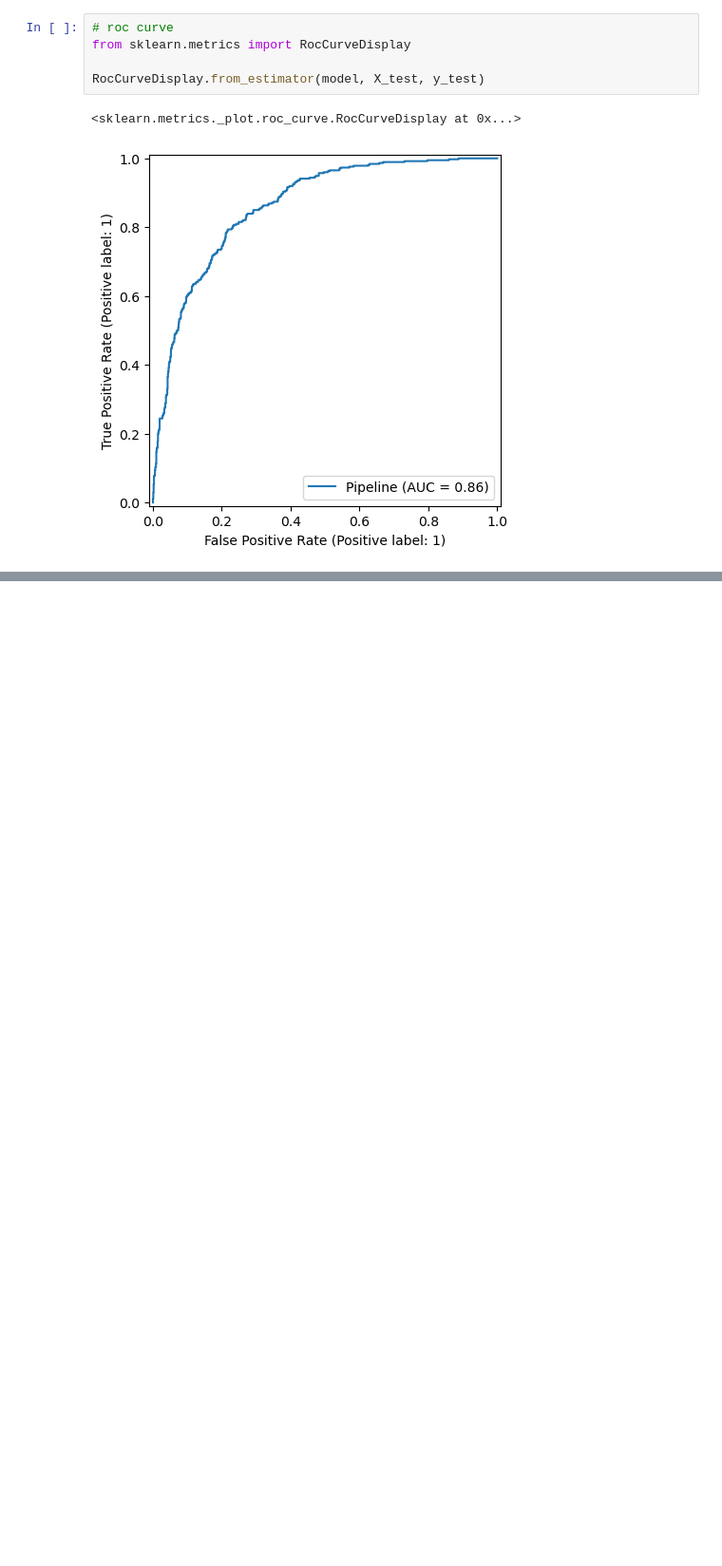
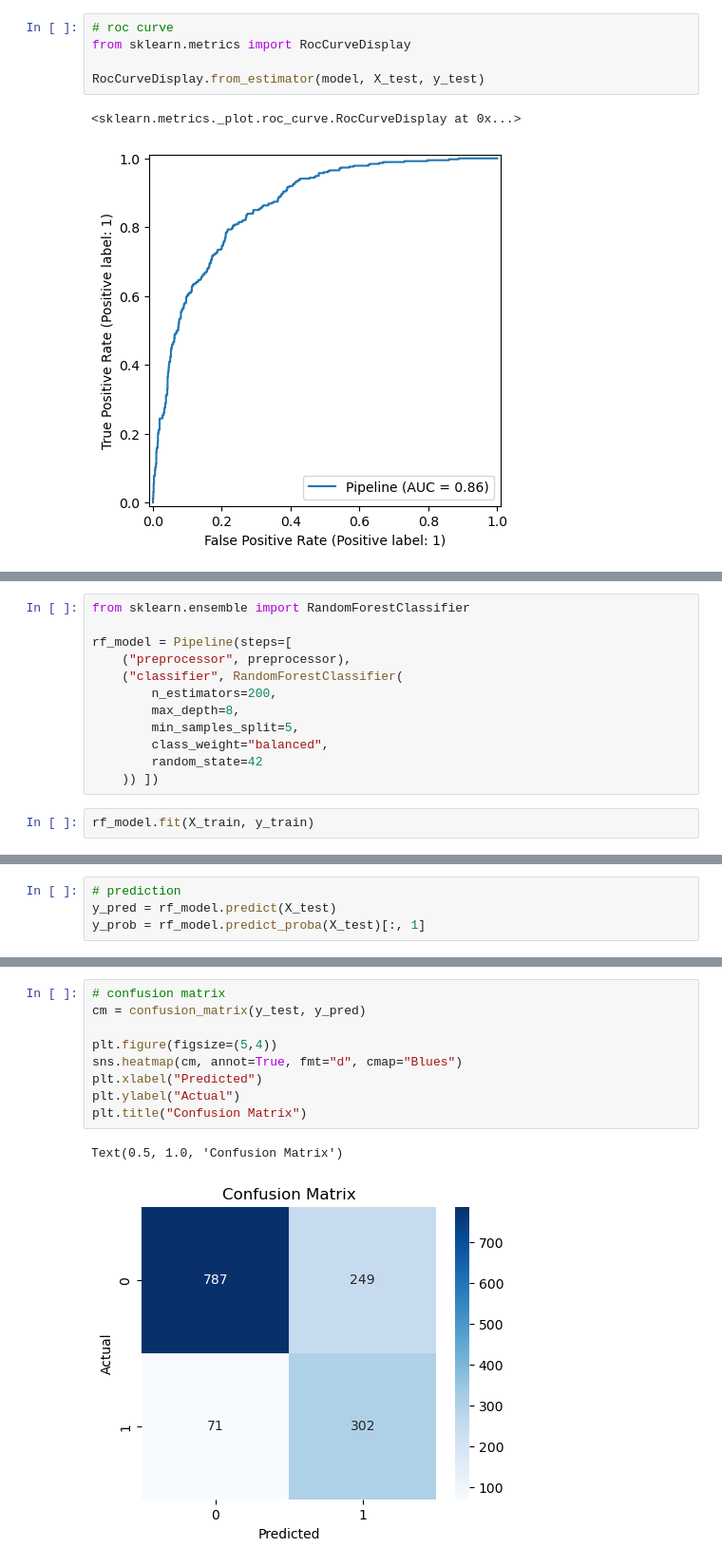
Before and after one commit to sarvesh0427/customer-churn-prediction, a Jupyter notebook: notebook/2_Data_cleaning_and_preprocessing.ipynb, the cells around one changed output, grey strips where cells are left out. Shown at 95% size. Saved outputs shown, nothing was run; the diff lists cells and outputs as text; blank space fills up the shorter version.

Commit message:
Model training completed

```diff
--- a/notebook/2_Data_cleaning_and_preprocessing.ipynb
+++ b/notebook/2_Data_cleaning_and_preprocessing.ipynb
@@ -220,0 +224,14 @@ RocCurveDisplay.from_estimator(model, X_test, y_test)
+# %%
+from sklearn.ensemble import RandomForestClassifier
+
+rf_model = Pipeline(steps=[
+    ("preprocessor", preprocessor),
+    ("classifier", RandomForestClassifier(
+        n_estimators=200,
+        max_depth=8,
+        min_samples_split=5,
+        class_weight="balanced",
+        random_state=42
+    )) ])
+# %%
+rf_model.fit(X_train, y_train)
@@ -220,0 +256,4 @@ RocCurveDisplay.from_estimator(model, X_test, y_test)
+# %%
+# prediction
+y_pred = rf_model.predict(X_test)
+y_prob = rf_model.predict_proba(X_test)[:, 1]
@@ -220,0 +274,12 @@ RocCurveDisplay.from_estimator(model, X_test, y_test)
+# %%
+# confusion matrix
+cm = confusion_matrix(y_test, y_pred)
+
+plt.figure(figsize=(5,4))
+sns.heatmap(cm, annot=True, fmt="d", cmap="Blues")
+plt.xlabel("Predicted")
+plt.ylabel("Actual")
+plt.title("Confusion Matrix")
+# %% [output]
+Text(0.5, 1.0, 'Confusion Matrix')
+[figure, added]
```
Also changed, not shown: parts of 14 cells of this notebook.
